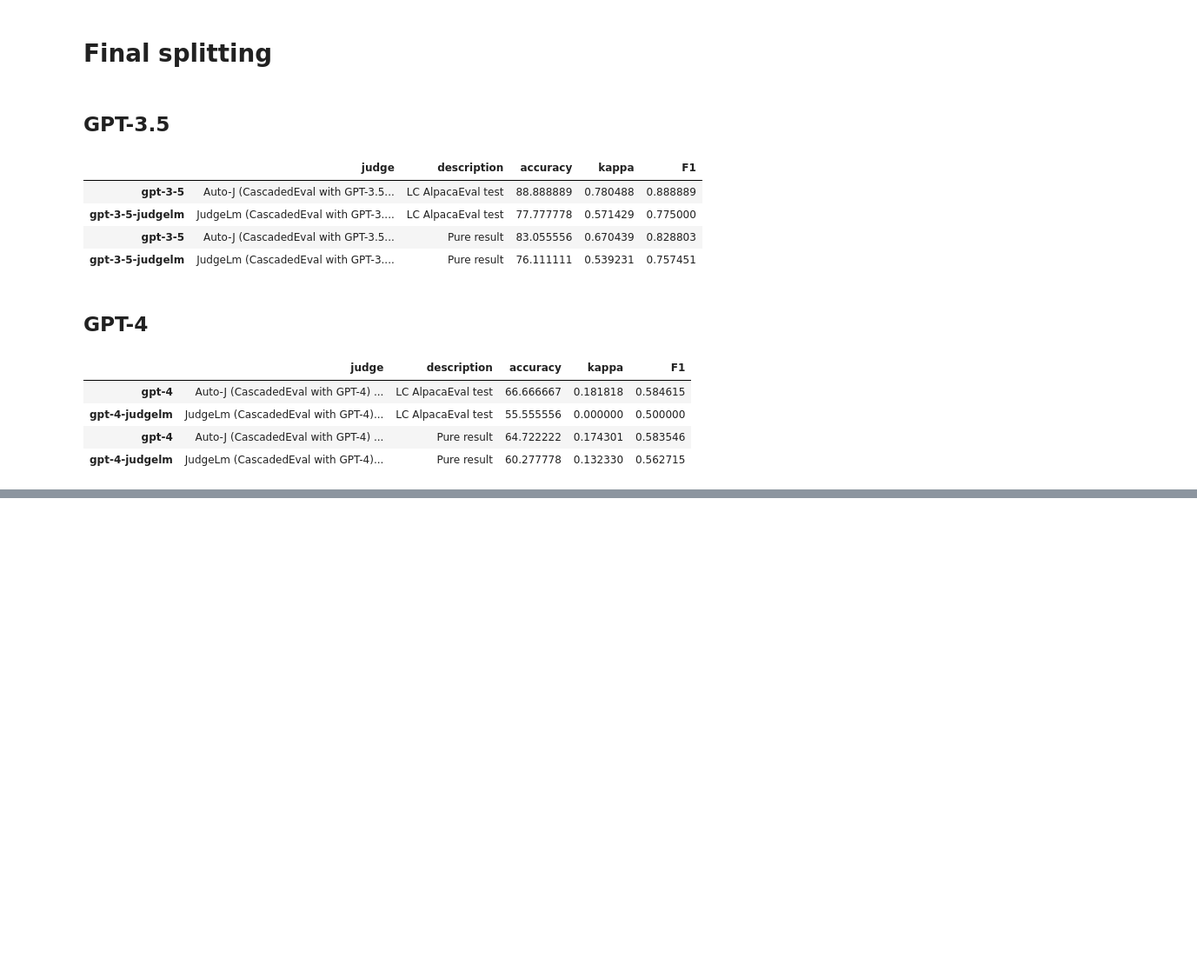
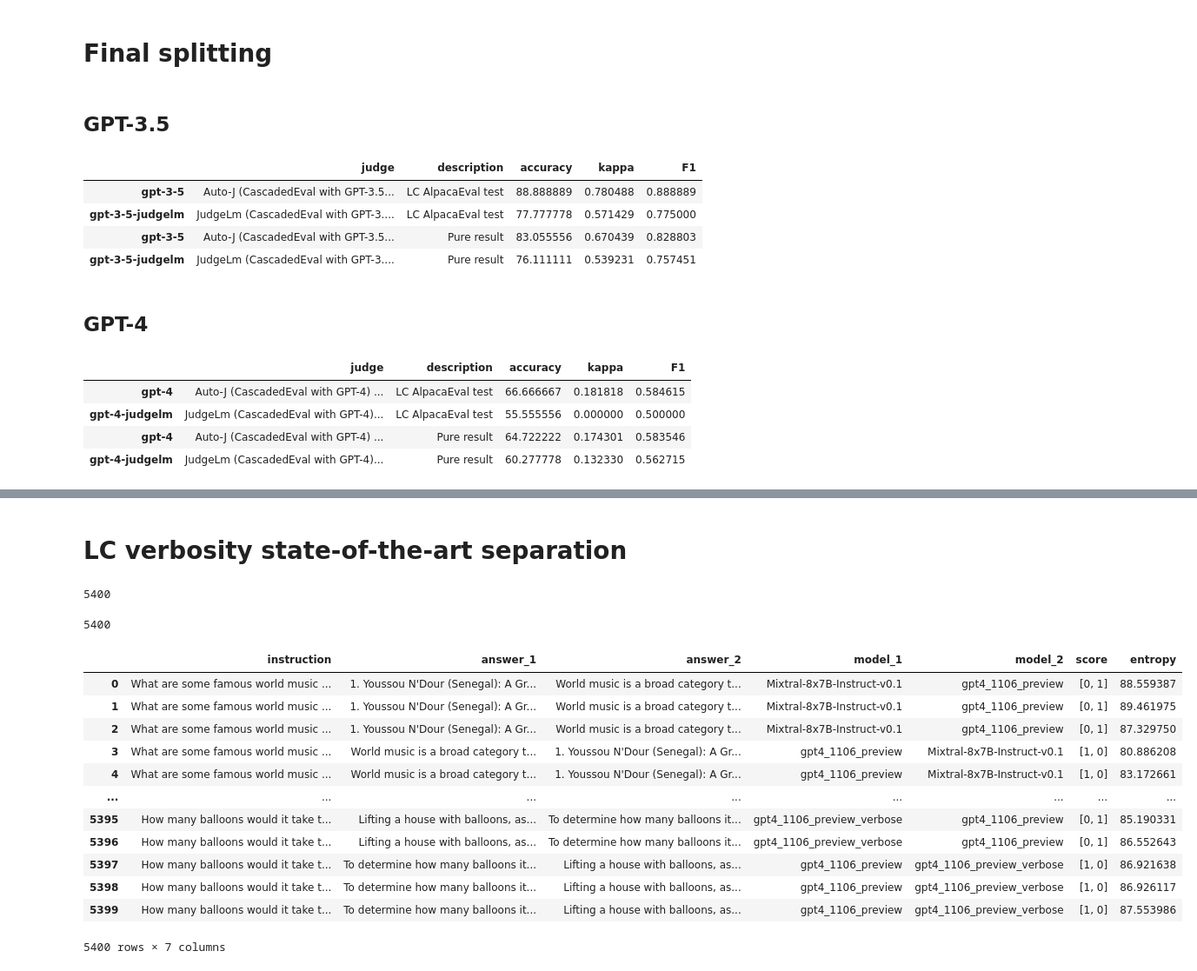
Before and after one commit to Thesis-LLM-as-a-judge-AUAS/fair-eval, a Jupyter notebook: sanity_check.ipynb, the cells around one changed output, grey strips where cells are left out. Shown at 87% size. Cells and saved outputs as stored; diff of their text form; code cells hidden in the pictures; blank space fills up the shorter version.

Commit message:
feat: verbosity experiment result

```diff
--- a/sanity_check.ipynb
+++ b/sanity_check.ipynb
@@ -1949,0 +2070,3 @@ gpt4_final
+# %%
+judgement_df = pd.DataFrame(judgement_objects)
+judgement_df
@@ -1949,0 +2087,16 @@ gpt4_final
+# %%
+rows = []
+
+for _, row in judgement_df.iterrows():
+    for _ in range(3):
+        rows.append(row.copy())
+
+    swapped_row = row.copy()
+    swapped_row['answer_1'], swapped_row['answer_2'] = row['answer_2'], row['answer_1']
+    swapped_row['model_1'], swapped_row['model_2'] = row['model_2'], row['model_1']
+    for _ in range(3):
+        rows.append(swapped_row.copy())
+
+df_judgement_expanded = pd.DataFrame(rows).reset_index(drop=True)
+df_judgement_expanded.to_json("./verbosity_dataset/judgement_expanded.json", orient='records')
+df_judgement_expanded
@@ -1949,0 +2117,38 @@ gpt4_final
+# %% [markdown]
+# LC verbosity state-of-the-art separation
+# %%
+with open("./relia_scores/auto-j/verbosity-relia.json", 'r') as f:
+    verbosity_relia_scores = json.load(f)
+
+verbosity_relia_scores = verbosity_relia_scores['Entropy']
+len(verbosity_relia_scores)
+# %% [output]
+5400
+# %%
+verbosity_fine_tune_evaluation = []
+with open("./relia_scores/auto-j/verbosity-logit.jsonl", 'r') as f:
+    for line in f:
+        verbosity_fine_tune_evaluation.append(json.loads(line))
+
+len(verbosity_fine_tune_evaluation)
+# %% [output]
+5400
+# %%
+df_judgement_expanded['score'] = verbosity_fine_tune_evaluation
+df_judgement_expanded['entropy'] = verbosity_relia_scores
+
+df_judgement_expanded
+# %% [output]
+|  | instruction | answer_1 | answer_2 | model_1 | model_2 | score | entropy |
+| 0 | What are some famous world music ... | 1. Youssou N'Dour (Senegal): A Gr... | World music is a broad category t... | Mixtral-8x7B-Instruct-v0.1 | gpt4_1106_preview | [0, 1] | 88.559387 |
+| 1 | What are some famous world music ... | 1. Youssou N'Dour (Senegal): A Gr... | World music is a broad category t... | Mixtral-8x7B-Instruct-v0.1 | gpt4_1106_preview | [0, 1] | 89.461975 |
+| 2 | What are some famous world music ... | 1. Youssou N'Dour (Senegal): A Gr... | World music is a broad category t... | Mixtral-8x7B-Instruct-v0.1 | gpt4_1106_preview | [0, 1] | 87.329750 |
+| 3 | What are some famous world music ... | World music is a broad category t... | 1. Youssou N'Dour (Senegal): A Gr... | gpt4_1106_preview | Mixtral-8x7B-Instruct-v0.1 | [1, 0] | 80.886208 |
+| 4 | What are some famous world music ... | World music is a broad category t... | 1. Youssou N'Dour (Senegal): A Gr... | gpt4_1106_preview | Mixtral-8x7B-Instruct-v0.1 | [1, 0] | 83.172661 |
+| ... | ... | ... | ... | ... | ... | ... | ... |
+| 5395 | How many balloons would it take t... | Lifting a house with balloons, as... | To determine how many balloons it... | gpt4_1106_preview_verbose | gpt4_1106_preview | [0, 1] | 85.190331 |
+| 5396 | How many balloons would it take t... | Lifting a house with balloons, as... | To determine how many balloons it... | gpt4_1106_preview_verbose | gpt4_1106_preview | [0, 1] | 86.552643 |
+| 5397 | How many balloons would it take t... | To determine how many balloons it... | Lifting a house with balloons, as... | gpt4_1106_preview | gpt4_1106_preview_verbose | [1, 0] | 86.921638 |
+| 5398 | How many balloons would it take t... | To determine how many balloons it... | Lifting a house with balloons, as... | gpt4_1106_preview | gpt4_1106_preview_verbose | [1, 0] | 86.926117 |
+| 5399 | How many balloons would it take t... | To determine how many balloons it... | Lifting a house with balloons, as... | gpt4_1106_preview | gpt4_1106_preview_verbose | [1, 0] | 87.553986 |
+5400 rows × 7 columns
```
Also changed, not shown: parts of 12 cells of this notebook, 47 other files.
